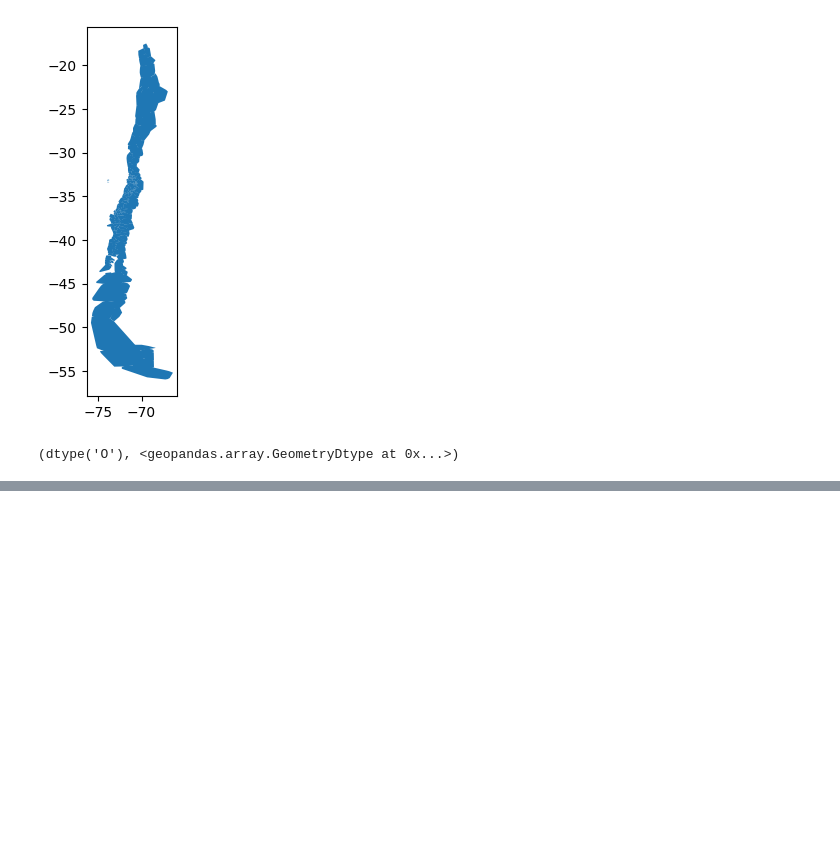
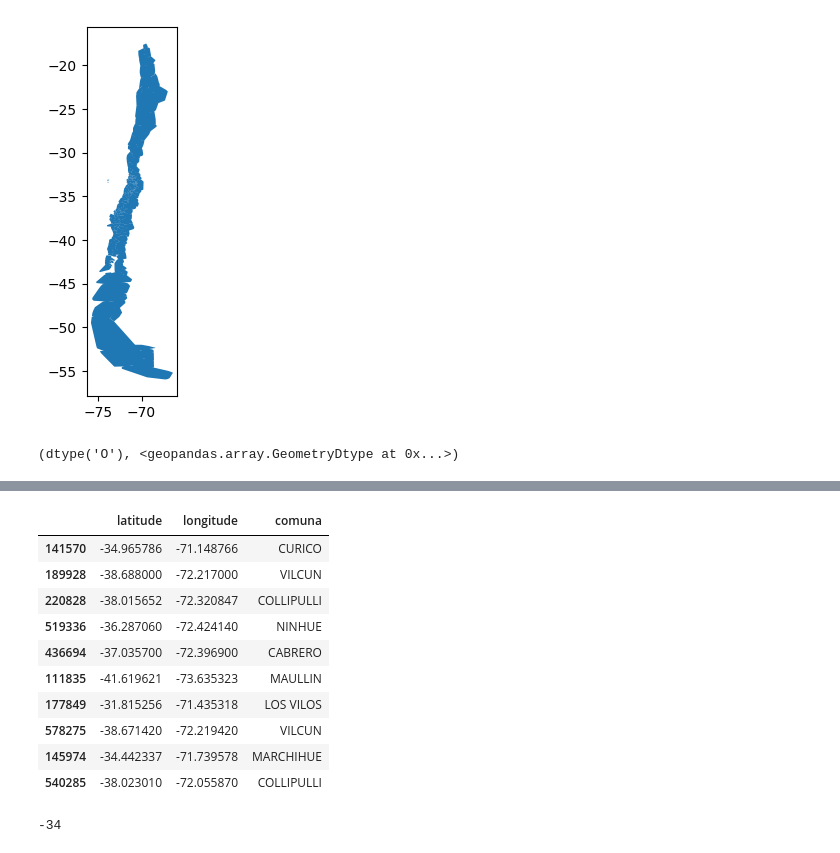
Before and after one commit to sebastiantare/chileanfires, a Jupyter notebook: notebooks/ShapeComunas.ipynb, the cells around one changed output, grey strips where cells are left out. Drawn from its saved outputs; the diff is of its cells as text; code cells hidden in the pictures; blank space fills up the shorter version.

```diff
--- a/notebooks/ShapeComunas.ipynb
+++ b/notebooks/ShapeComunas.ipynb
@@ -135,4 +135,4 @@ comunas_union.to_file('../data/comunas_union.geojson', driver='GeoJSON')
 # %%
-wildfires = pd.read_parquet('../django-api/api/fires_merged.parquet')
+wildfires = pd.read_parquet('../data/fires_merged.parquet')
 # %%
-fires = wildfires.sample(30)
+fires = wildfires.sample(5000)
@@ -139,4 +141,5 @@ fires = wildfires.sample(30)
 # %%
+%%time
 from shapely.geometry import Point
 
 def find_comuna(row, comunas_df):
@@ -147,4 +150,4 @@ def find_comuna(row, comunas_df):
             return row['comuna']
     return None
 
-wildfires['comuna'] = wildfires.apply(find_comuna, axis=1, args=(comunas_union,))
+fires['comuna'] = fires.apply(find_comuna, axis=1, args=(comunas_union,))
@@ -152,0 +177,20 @@ wildfires.to_parquet('../django-api/api/fires_merged_comunas.parquet')
+# %%
+selection = fires.sample(10)[['latitude', 'longitude', 'comuna']]
+selection
+# %% [output]
+|  | latitude | longitude | comuna |
+| 141570 | -34.965786 | -71.148766 | CURICO |
+| 189928 | -38.688000 | -72.217000 | VILCUN |
+| 220828 | -38.015652 | -72.320847 | COLLIPULLI |
+| 519336 | -36.287060 | -72.424140 | NINHUE |
+| 436694 | -37.035700 | -72.396900 | CABRERO |
+| 111835 | -41.619621 | -73.635323 | MAULLIN |
+| 177849 | -31.815256 | -71.435318 | LOS VILOS |
+| 578275 | -38.671420 | -72.219420 | VILCUN |
+| 145974 | -34.442337 | -71.739578 | MARCHIHUE |
+| 540285 | -38.023010 | -72.055870 | COLLIPULLI |
+# %%
+val = int(selection.iloc[0]['latitude'])
+val
+# %% [output]
+-34
```
Also changed, not shown: parts of 9 cells of this notebook, 37 other files.
